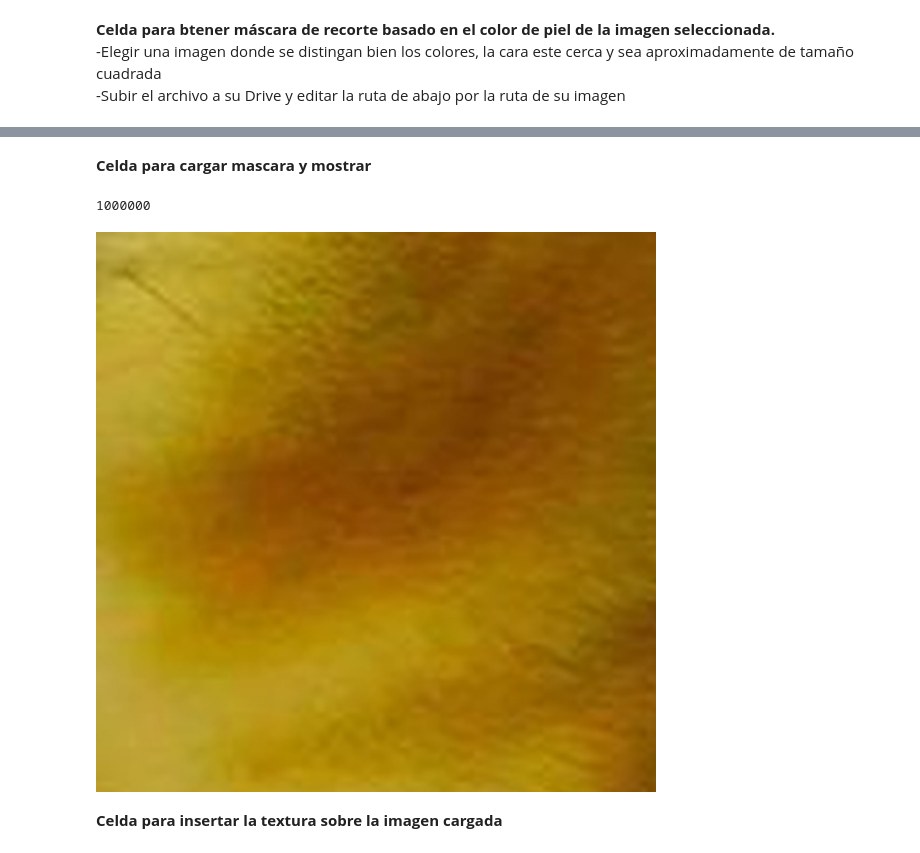
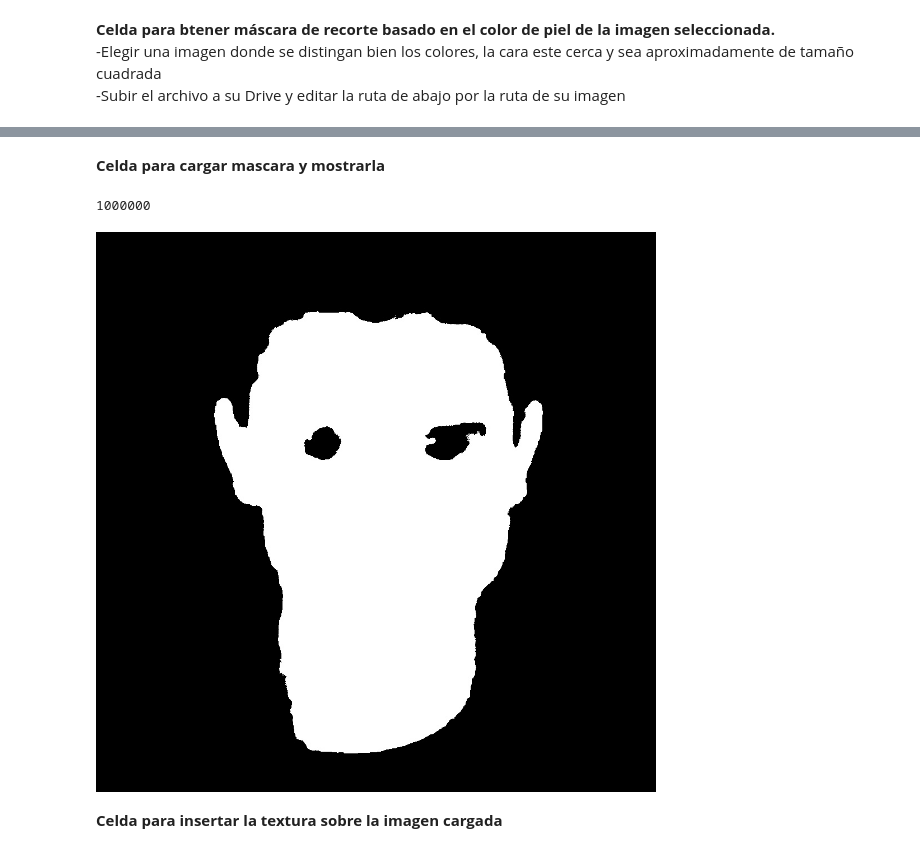
Before and after one commit to sdpapas3/Cheemsificador, a Jupyter notebook: Cheemsificador_pynb.ipynb, the cells around one changed output, grey strips where cells are left out. Saved outputs shown, nothing was run; the diff lists cells and outputs as text; code cells hidden in the pictures.

```diff
--- a/Cheemsificador_pynb.ipynb
+++ b/Cheemsificador_pynb.ipynb
@@ -60,16 +62,16 @@ cv.imwrite("./mask.jpg", mask)
 True
 # %% [markdown]
-<b>Celda para cargar mascara y mostrar</b>
+<b>Celda para cargar mascara y mostrarla</b>
 # %%
 
 mask2 = cv.imread("./mask.jpg")
 mask2 = cv.resize(mask2,size)
 
 print(mask.size)
-cv2_imshow(tex_image);
+cv2_imshow(mask2);
 # %% [output]
 1000000
-[figure, old version]
+[figure, new version]
 # %% [markdown]
 <b>Celda para insertar la textura sobre la imagen cargada</b>
 # %%
```
Also changed, not shown: parts of 1 cell of this notebook.
